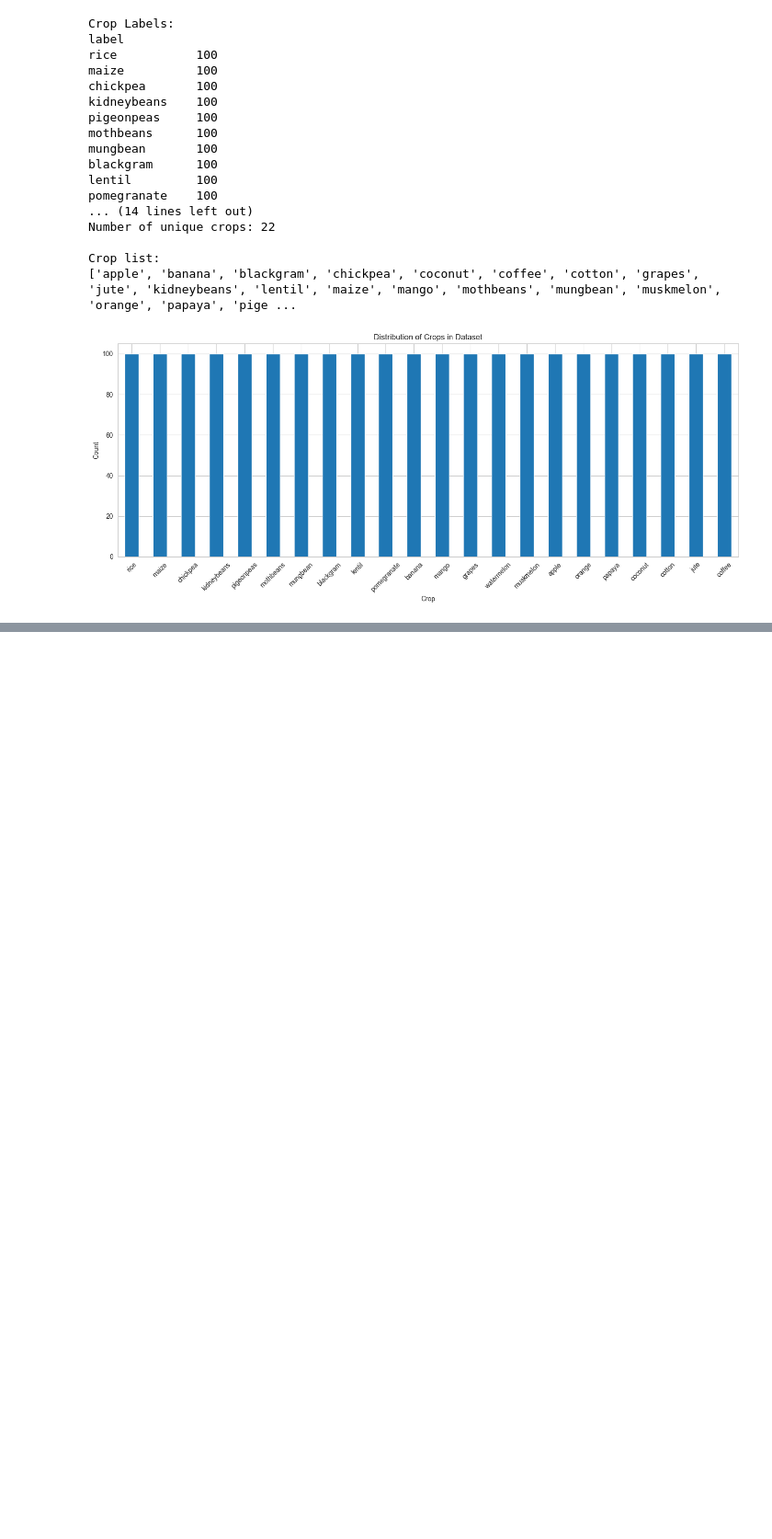
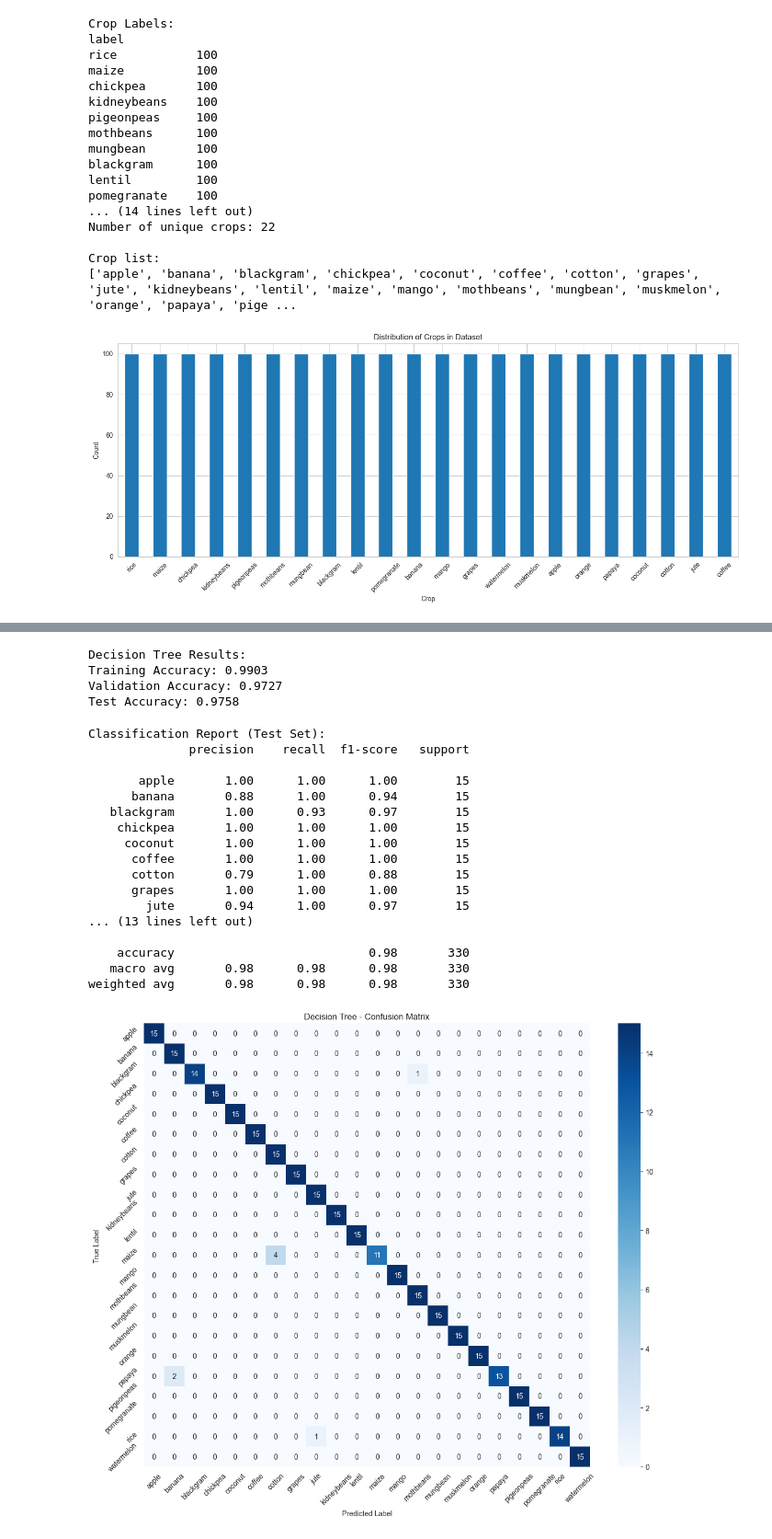
Before and after one commit to jerryjohnsoffl/agricultural-tool-recommendation-system, a Jupyter notebook: crop.ipynb, the cells around one changed output, grey strips where cells are left out. Shown at 92% size. Cells and saved outputs as stored; diff of their text form; code cells hidden in the pictures; blank space fills up the shorter version.

```diff
--- a/crop.ipynb
+++ b/crop.ipynb
@@ -105,0 +266,68 @@ Crop list:
+# %%
+# Cell 12: Decision Tree Model
+dt_model = DecisionTreeClassifier(
+    random_state=42,
+    max_depth=20,
+    min_samples_split=10,
+    min_samples_leaf=5
+)
+
+dt_model.fit(X_train_scaled, y_train)
+
+# Predictions
+y_train_pred_dt = dt_model.predict(X_train_scaled)
+y_val_pred_dt = dt_model.predict(X_val_scaled)
+y_test_pred_dt = dt_model.predict(X_test_scaled)
+
+# Accuracy
+train_acc_dt = accuracy_score(y_train, y_train_pred_dt)
+val_acc_dt = accuracy_score(y_val, y_val_pred_dt)
+test_acc_dt = accuracy_score(y_test, y_test_pred_dt)
+
+print("Decision Tree Results:")
+print(f"Training Accuracy: {train_acc_dt:.4f}")
+print(f"Validation Accuracy: {val_acc_dt:.4f}")
+print(f"Test Accuracy: {test_acc_dt:.4f}")
+# %% [output]
+Decision Tree Results:
+Training Accuracy: 0.9903
+Validation Accuracy: 0.9727
+Test Accuracy: 0.9758
+# %%
+# Cell 13: Decision Tree - Detailed Evaluation
+print("\nClassification Report (Test Set):")
+print(classification_report(y_test, y_test_pred_dt,
+                          target_names=label_encoder.classes_))
+
+# Confusion Matrix
+plt.figure(figsize=(12, 10))
+cm = confusion_matrix(y_test, y_test_pred_dt)
+sns.heatmap(cm, annot=True, fmt='d', cmap='Blues',
+            xticklabels=label_encoder.classes_,
+            yticklabels=label_encoder.classes_)
+plt.title('Decision Tree - Confusion Matrix')
+plt.ylabel('True Label')
+plt.xlabel('Predicted Label')
+plt.xticks(rotation=45)
+plt.yticks(rotation=45)
+plt.tight_layout()
+plt.show()
+# %% [output]
+Classification Report (Test Set):
+              precision    recall  f1-score   support
+
+       apple       1.00      1.00      1.00        15
+      banana       0.88      1.00      0.94        15
+   blackgram       1.00      0.93      0.97        15
+    chickpea       1.00      1.00      1.00        15
+     coconut       1.00      1.00      1.00        15
+      coffee       1.00      1.00      1.00        15
+      cotton       0.79      1.00      0.88        15
+      grapes       1.00      1.00      1.00        15
+        jute       0.94      1.00      0.97        15
+... (13 lines left out)
+
+    accuracy                           0.98       330
+   macro avg       0.98      0.98      0.98       330
+weighted avg       0.98      0.98      0.98       330
+[figure, added]
```
Also changed, not shown: parts of 9 cells of this notebook.
